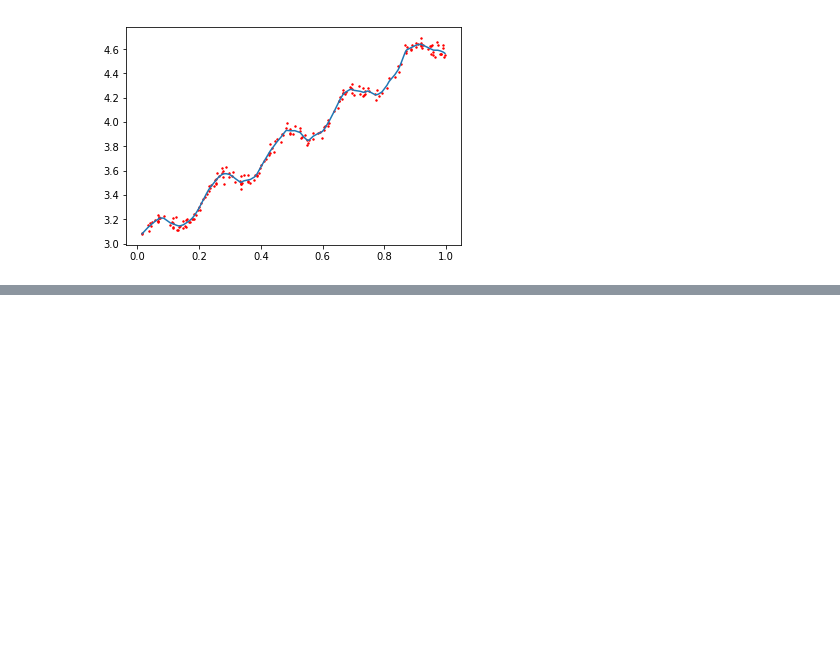
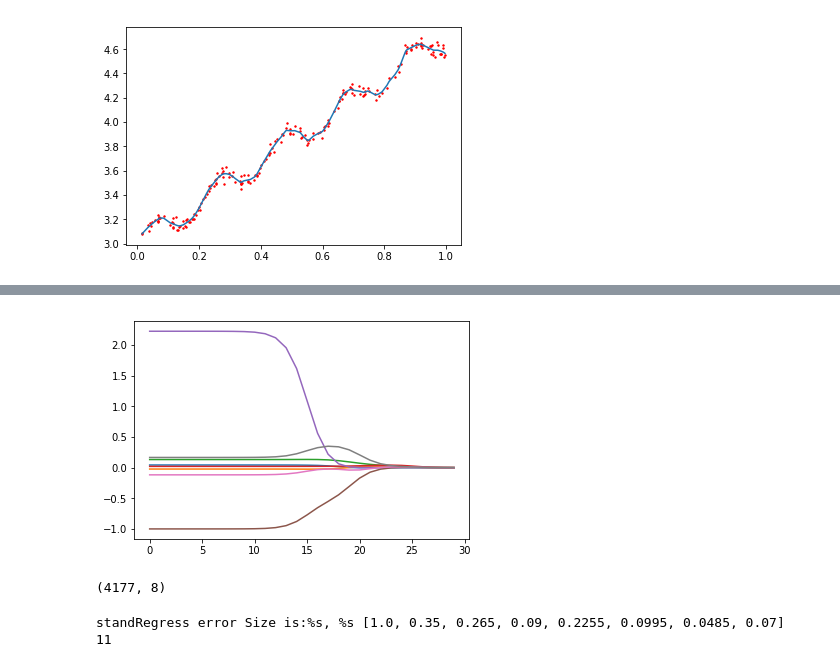
Before and after one commit to appke/MachineLearning-notebook, a Jupyter notebook: ch08-回归/02-局部加权线性回归.ipynb, the cells around one changed output, grey strips where cells are left out. Drawn from its saved outputs; the diff is of its cells as text; code cells hidden in the pictures; blank space fills up the shorter version.

```diff
--- a/ch08-回归/02-局部加权线性回归.ipynb
+++ b/ch08-回归/02-局部加权线性回归.ipynb
@@ -172,0 +219,33 @@ regression2(0.01)
+# %%
+def ridgeTest(xArr, yArr):
+    '''
+        Desc：
+            函数 ridgeTest() 用于在一组 λ 上测试结果
+        Args：
+            xArr：样本数据的特征，即 feature
+            yArr：样本数据的类别标签，即真实数据
+        Returns：
+            wMat：将所有的回归系数输出到一个矩阵并返回
+    '''
+
+    xMat = mat(xArr)
+    yMat = mat(yArr).T
+    # 计算Y的均值
+    yMean = mean(yMat, 0)
+    # Y的所有的特征减去均值
+    yMat = yMat - yMean
+    # 标准化 x，计算 xMat 平均值
+    xMeans = mean(xMat, 0)
+    # 然后计算 X的方差
+    xVar = var(xMat, 0)
+    # 所有特征都减去各自的均值并除以方差
+    xMat = (xMat - xMeans) / xVar
+    # 可以在 30 个不同的 lambda 下调用 ridgeRegres() 函数。
+    numTestPts = 30
+    # 创建30 * m 的全部数据为0 的矩阵
+    wMat = zeros((numTestPts, shape(xMat)[1]))
+    for i in range(numTestPts):
+        # exp() 返回 e^x
+        ws = ridgeRegres(xMat, yMat, exp(i - 10))
+        wMat[i, :] = ws.T
+    return wMat
@@ -172,0 +311,9 @@ regression2(0.01)
+# %%
+# test for ridgeRegression
+def regression3():
+    abX, abY = loadDataSet("8.Regression/abalone.txt")
+    ridgeWeights = ridgeTest(abX, abY)
+    fig = plt.figure()
+    ax = fig.add_subplot(111)
+    ax.plot(ridgeWeights)
+    plt.show()
@@ -172,0 +330,4 @@ regression2(0.01)
+# %%
+regression3()
+# %% [output]
+[figure, added]
@@ -172,0 +336,8 @@ regression2(0.01)
+# %%
+array(abX).shape
+# %% [output]
+(4177, 8)
+# %%
+print("standRegress error Size is:%s, %s", abX[1], 11)
+# %% [output]
+standRegress error Size is:%s, %s [1.0, 0.35, 0.265, 0.09, 0.2255, 0.0995, 0.0485, 0.07] 11
```
Also changed, not shown: parts of 12 cells of this notebook.
